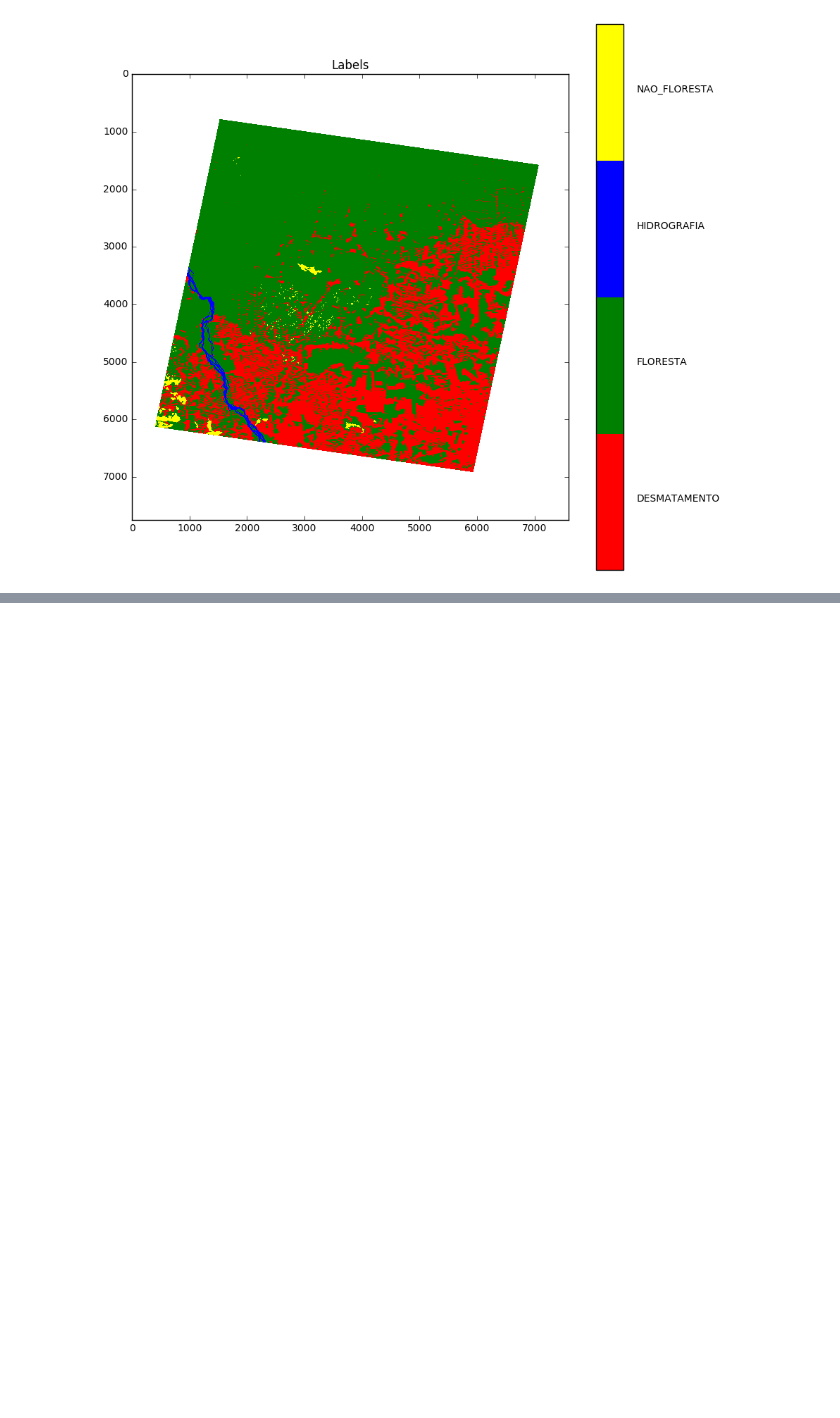
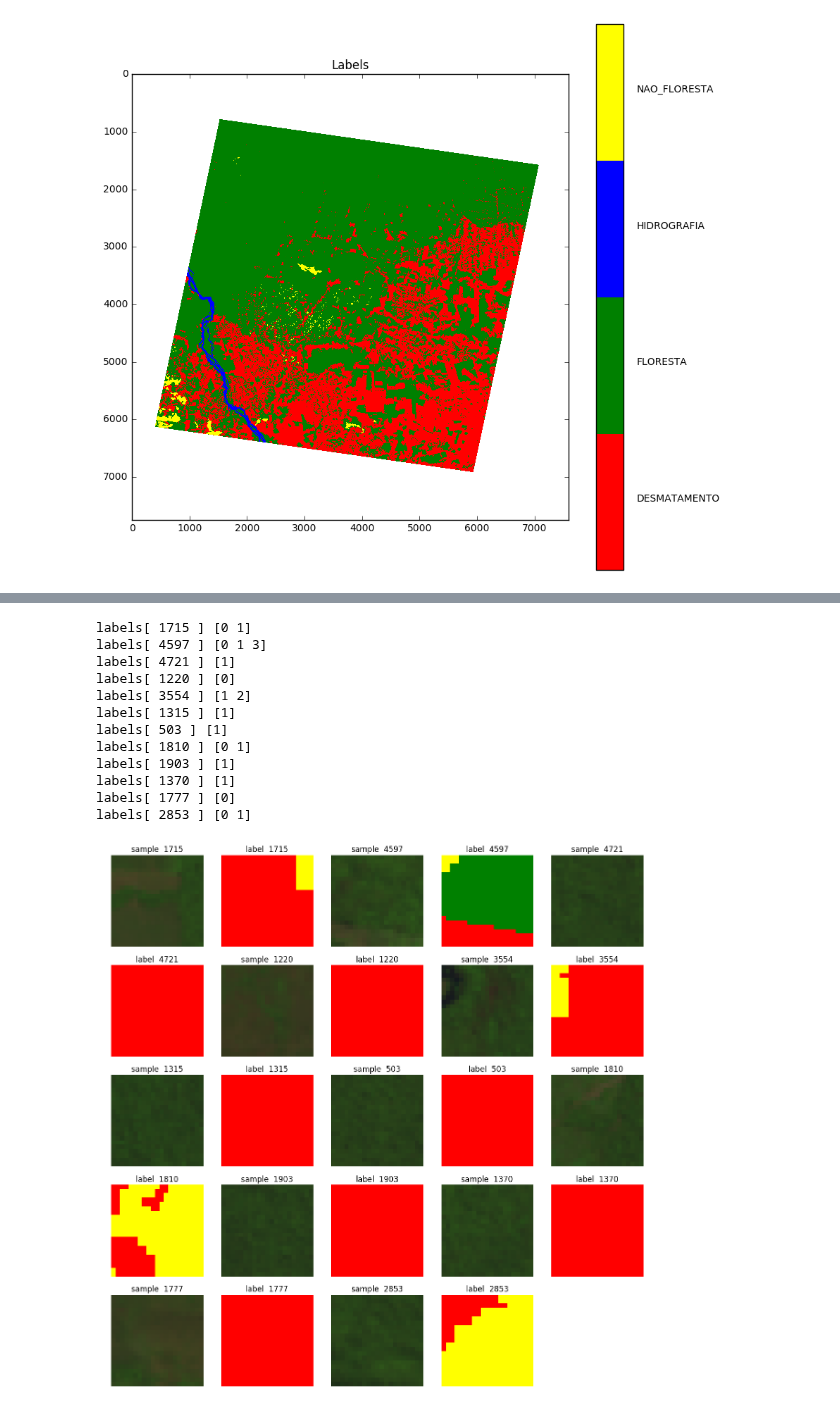
Before and after one commit to rvmaretto/deepgeo, a Jupyter notebook: notebooks/generate_samples_one_scene.ipynb, the cells around one changed output, grey strips where cells are left out. Drawn from its saved outputs; the diff is of its cells as text; code cells hidden in the pictures; blank space fills up the shorter version.

```diff
--- a/notebooks/generate_samples_one_scene.ipynb
+++ b/notebooks/generate_samples_one_scene.ipynb
@@ -79,0 +98,39 @@ smpGen.save_samples_SHP(output_shp, out_shp_layer)
+# %%
+samples = smpGen.getSamples()
+plt.figure(figsize=(15,15))
+
+#TODO: Some samples has no data value only in labels. Is it necessary to remove no data or clip the base raster?
+# Why is the forest being printed in yellow?? Search for how to set colors by values. It seems to be by range
+count = 1
+for x in range(1, 13):
+    pos = np.random.randint(len(samples["img_samples"]))
+    smpImg = samples["img_samples"][pos]
+    smpImg = skimage.img_as_float(smpImg).astype(np.float32)
+    plt.subplot(5, 5, count)
+    plt.title("%s %d" % ("sample ", pos))
+    plt.axis('off')
+    plt.imshow(smpImg[:,:,[5,4,3]], interpolation='nearest')
+    count=count+1
+
+    lblImg = samples["labels"][pos]
+    colorMap = ListedColormap(["red", "green", "blue", "yellow"])
+    plt.subplot(5, 5, count)
+    plt.title("%s %d" % ("label ", pos))
+    plt.axis('off')
+    plt.imshow(lblImg, interpolation='nearest', cmap=colorMap)
+    count=count+1
+    print("labels[", pos, "]:", np.unique(lblImg))
+# %% [output]
+labels[ 1715 ] [0 1]
+labels[ 4597 ] [0 1 3]
+labels[ 4721 ] [1]
+labels[ 1220 ] [0]
+labels[ 3554 ] [1 2]
+labels[ 1315 ] [1]
+labels[ 503 ] [1]
+labels[ 1810 ] [0 1]
+labels[ 1903 ] [1]
+labels[ 1370 ] [1]
+labels[ 1777 ] [0]
+labels[ 2853 ] [0 1]
+[figure, added]
```
Also changed, not shown: parts of 6 cells of this notebook, 2 other files.
